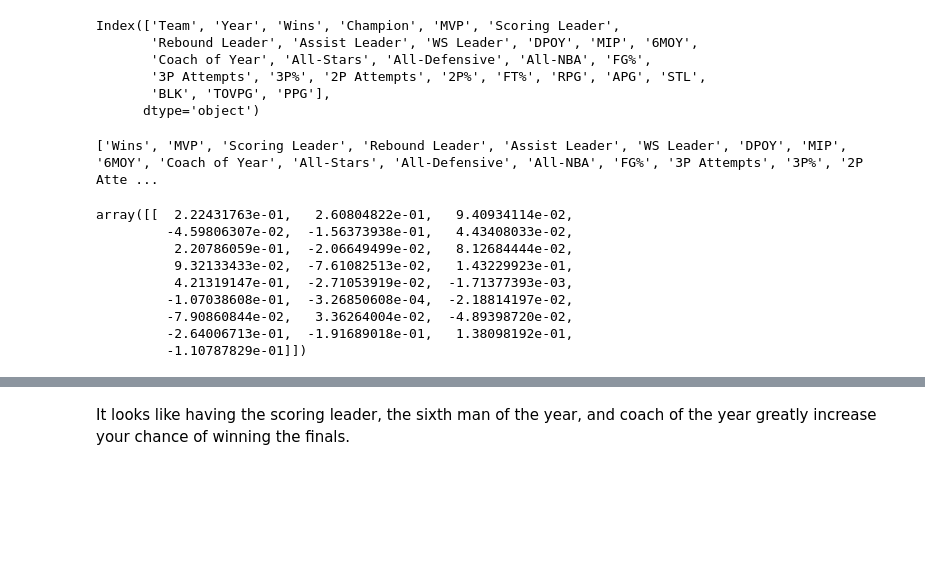
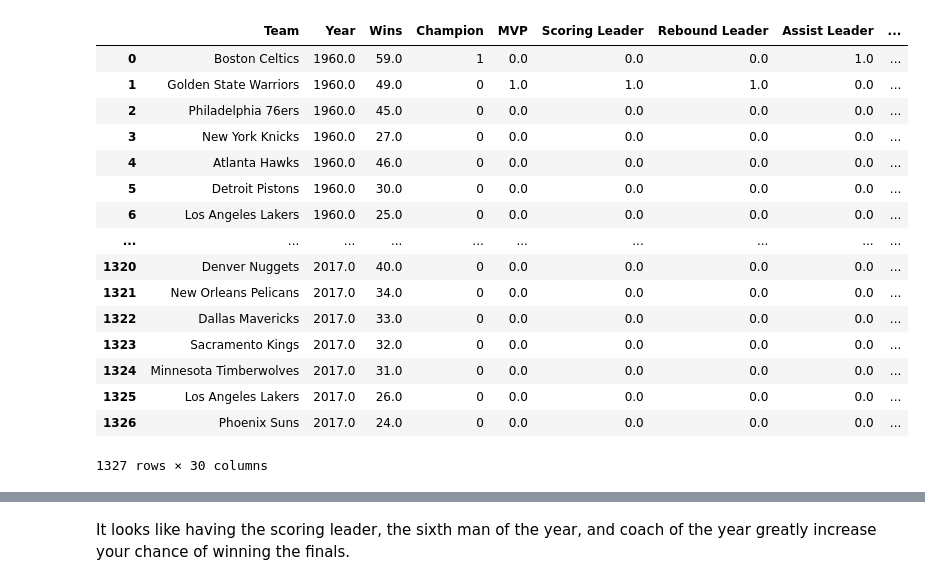
Before and after one commit to jfong27/NBA-Machine-Learning, a Jupyter notebook: Machine Learning.ipynb, the cells around one changed output, grey strips where cells are left out. Drawn from its saved outputs; the diff is of its cells as text; code cells hidden in the pictures; blank space fills up the shorter version.

```diff
--- a/Machine Learning.ipynb
+++ b/Machine Learning.ipynb
@@ -8,35 +10,25 @@ from sklearn.ensemble import RandomForestClassifier
 # %%
 data = pd.read_csv('./nba_data.csv')
 data.drop('Unnamed: 0', axis=1, inplace=True)
-data_train = data[data.Year < 2017]
-data_test = data[data.Year == 2017]
+data_train = pd.DataFrame(data[data.Year < 2017])
+data_test = pd.DataFrame(data[data.Year == 2017])
+data['Champion'] = data['Champion'] * 1
+data.set_value(1312, 'Champion', 1)
+# %% [output]
+|  | Team | Year | Wins | Champion | MVP | Scoring Leader | Rebound Leader | Assist Leader | ... |
+| 0 | Boston Celtics | 1960.0 | 59.0 | 1 | 0.0 | 0.0 | 0.0 | 1.0 | ... |
+| 1 | Golden State Warriors | 1960.0 | 49.0 | 0 | 1.0 | 1.0 | 1.0 | 0.0 | ... |
+| 2 | Philadelphia 76ers | 1960.0 | 45.0 | 0 | 0.0 | 0.0 | 0.0 | 0.0 | ... |
+| 3 | New York Knicks | 1960.0 | 27.0 | 0 | 0.0 | 0.0 | 0.0 | 0.0 | ... |
+| 4 | Atlanta Hawks | 1960.0 | 46.0 | 0 | 0.0 | 0.0 | 0.0 | 0.0 | ... |
+| 5 | Detroit Pistons | 1960.0 | 30.0 | 0 | 0.0 | 0.0 | 0.0 | 0.0 | ... |
+| 6 | Los Angeles Lakers | 1960.0 | 25.0 | 0 | 0.0 | 0.0 | 0.0 | 0.0 | ... |
+| ... | ... | ... | ... | ... | ... | ... | ... | ... | ... |
+| 1320 | Denver Nuggets | 2017.0 | 40.0 | 0 | 0.0 | 0.0 | 0.0 | 0.0 | ... |
+| 1321 | New Orleans Pelicans | 2017.0 | 34.0 | 0 | 0.0 | 0.0 | 0.0 | 0.0 | ... |
+| 1322 | Dallas Mavericks | 2017.0 | 33.0 | 0 | 0.0 | 0.0 | 0.0 | 0.0 | ... |
+| 1323 | Sacramento Kings | 2017.0 | 32.0 | 0 | 0.0 | 0.0 | 0.0 | 0.0 | ... |
+| 1324 | Minnesota Timberwolves | 2017.0 | 31.0 | 0 | 0.0 | 0.0 | 0.0 | 0.0 | ... |
+| 1325 | Los Angeles Lakers | 2017.0 | 26.0 | 0 | 0.0 | 0.0 | 0.0 | 0.0 | ... |
+| 1326 | Phoenix Suns | 2017.0 | 24.0 | 0 | 0.0 | 0.0 | 0.0 | 0.0 | ... |
+1327 rows × 30 columns
-# %%
-data_test.columns
-# %% [output]
-Index(['Team', 'Year', 'Wins', 'Champion', 'MVP', 'Scoring Leader',
-       'Rebound Leader', 'Assist Leader', 'WS Leader', 'DPOY', 'MIP', '6MOY',
-       'Coach of Year', 'All-Stars', 'All-Defensive', 'All-NBA', 'FG%',
-       '3P Attempts', '3P%', '2P Attempts', '2P%', 'FT%', 'RPG', 'APG', 'STL',
-       'BLK', 'TOVPG', 'PPG'],
-      dtype='object')
-# %%
-model = LogisticRegression()
-inputs = data.columns.tolist()
-inputs.remove('Team')
-inputs.remove('Champion')
-inputs.remove('Year')
-print(inputs)
-
-model.fit(data_train[inputs], data_train['Champion'])
-model.coef_
-# %% [output]
-['Wins', 'MVP', 'Scoring Leader', 'Rebound Leader', 'Assist Leader', 'WS Leader', 'DPOY', 'MIP', '6MOY', 'Coach of Year', 'All-Stars', 'All-Defensive', 'All-NBA', 'FG%', '3P Attempts', '3P%', '2P Atte ...
-array([[  2.22431763e-01,   2.60804822e-01,   9.40934114e-02,
-         -4.59806307e-02,  -1.56373938e-01,   4.43408033e-02,
-          2.20786059e-01,  -2.06649499e-02,   8.12684444e-02,
-          9.32133433e-02,  -7.61082513e-02,   1.43229923e-01,
-          4.21319147e-01,  -2.71053919e-02,  -1.71377393e-03,
-         -1.07038608e-01,  -3.26850608e-04,  -2.18814197e-02,
-         -7.90860844e-02,   3.36264004e-02,  -4.89398720e-02,
-         -2.64006713e-01,  -1.91689018e-01,   1.38098192e-01,
-         -1.10787829e-01]])
```
Also changed, not shown: parts of 58 cells of this notebook, 3 other files.
